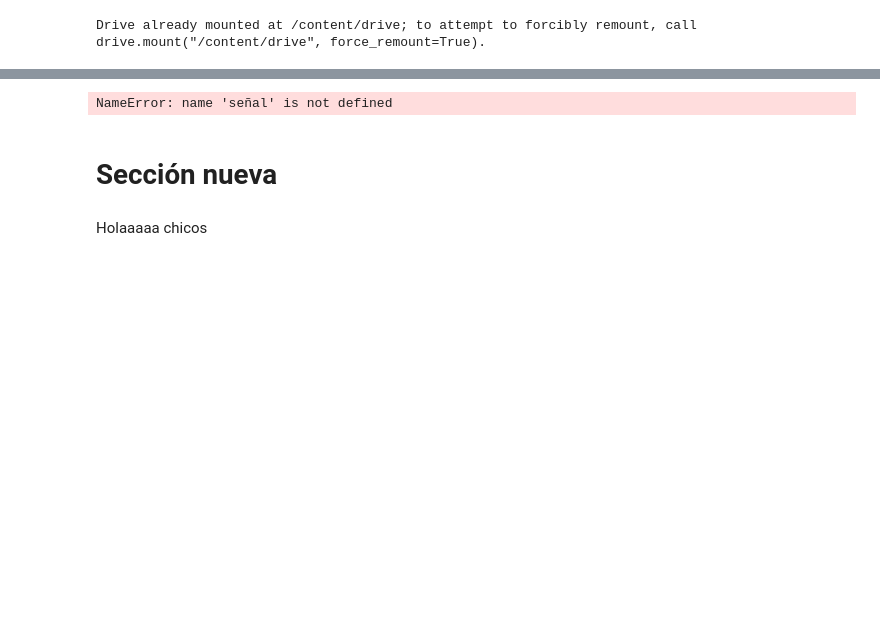
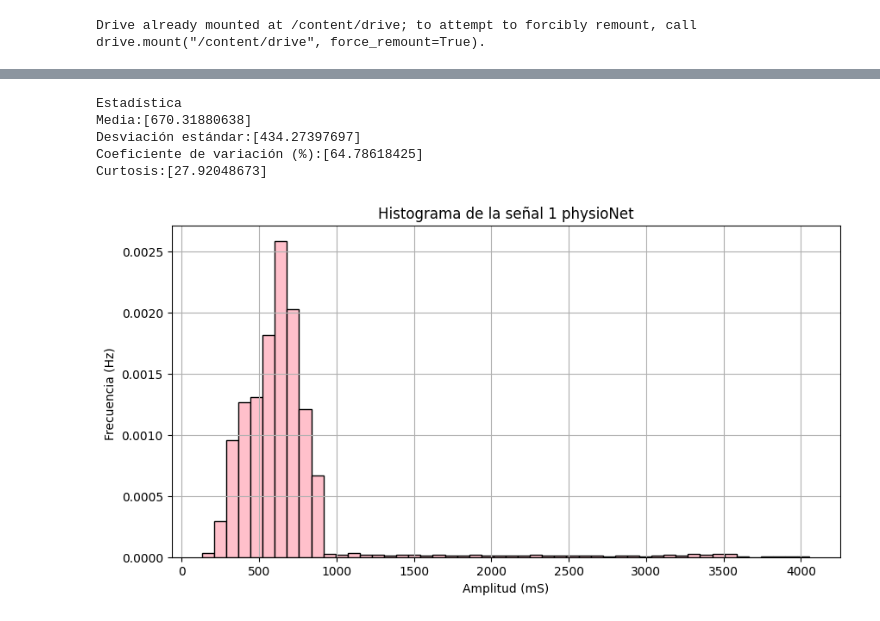
Before and after one commit to Yuliana2905/Laboratorio-1-Procesamiento-de-se-ales, a Jupyter notebook: Laboratorio_1.ipynb, the cells around one changed output, grey strips where cells are left out. Saved outputs shown, nothing was run; the diff lists cells and outputs as text; code cells hidden in the pictures; blank space fills up the shorter version.

```diff
--- a/Laboratorio_1.ipynb
+++ b/Laboratorio_1.ipynb
@@ -39,4 +39,4 @@ drive.mount('/content/drive')
 # %% [output]
 Drive already mounted at /content/drive; to attempt to forcibly remount, call drive.mount("/content/drive", force_remount=True).
 # %%
-signals, fields = wfdb.rdsamp('/content/drive/MyDrive/Colab Notebooks/121001_ECG.dat')
+signals, fields = wfdb.rdsamp('/content/drive/MyDrive/Colab Notebooks/121001_ECG')
@@ -59,6 +65,4 @@ NameError: name 'signals' is not defined
 # %%
-import numpy as np
-
 N=len(señal)
 suma=0
 for valor in señal:
@@ -78,14 +82,14 @@ for valor in señal:
     suma_curtosis+=(valor-media_señal)**4
 curtosis=(suma_curtosis/N)/(varianza**2)
 
-print("=Estadística==")
+print("Estadística")
 print(f"Media:{media_señal}")
 print(f"Desviación estándar:{desv_manual}")
 print(f"Coeficiente de variación (%):{coef_var_manual}")
 print(f"Curtosis:{curtosis}")
 # %% [output]
-NameError: name 'señal' is not defined
+Estadística
+Media:[670.31880638]
+Desviación estándar:[434.27397697]
+Coeficiente de variación (%):[64.78618425]
+Curtosis:[27.92048673]
-# %% [markdown]
-# Sección nueva
-# %% [markdown]
-Holaaaaa chicos
@@ -93,0 +96,10 @@ Holaaaaa chicos
+# %%
+plt.figure(figsize=(10,5))
+plt.hist(señal, bins=50, color='pink', edgecolor='black', density=True)
+plt.title("Histograma de la señal 1 physioNet")
+plt.xlabel("Amplitud (mS)")
+plt.ylabel("Frecuencia (Hz)")
+plt.grid(True)
+plt.show()
+# %% [output]
+[figure, added]
```
Also changed, not shown: parts of 16 cells of this notebook.
